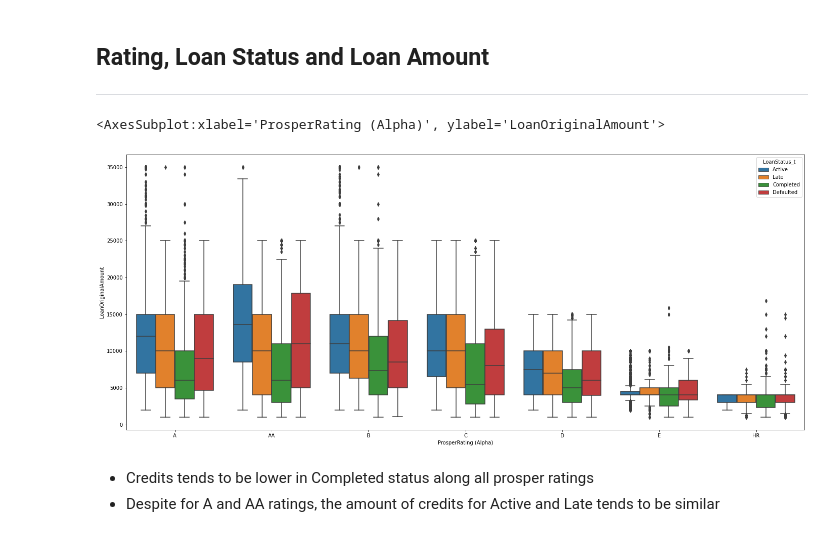
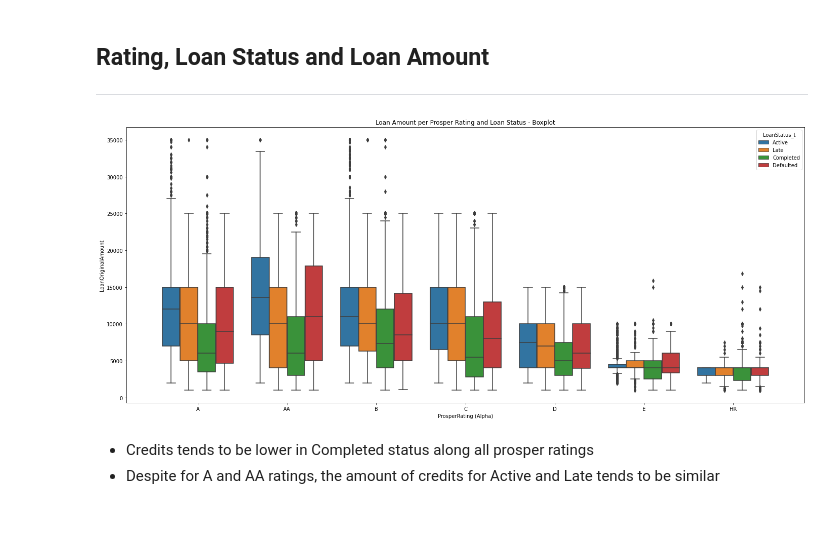
Before and after one commit to FilipeSquire/Udacity-DA, a Jupyter notebook: Data Visualization Project/exploration.ipynb, the cells around one changed output. Cells and saved outputs as stored; diff of their text form; code cells hidden in the pictures.

Commit message:
updating graphs

```diff
--- a/Data Visualization Project/exploration.ipynb
+++ b/Data Visualization Project/exploration.ipynb
@@ -369,9 +388,13 @@ plt.plot()
 # %%
 plt.figure(figsize = (24, 10))
 sns.boxplot(data=df_c, x='ProsperRating (Alpha)', y='LoanOriginalAmount', hue='LoanStatus_t', order=df_c['ProsperRating (Alpha)'].value_counts().reset_index().sort_values('index')['index'])
+plt.title('Loan Amount per Prosper Rating and Loan Status - Boxplot')
+plt.plot()
+
+fig = plt.gcf()
+fig.savefig('Images/loan_amount_x_rating_x_status_box.png',bbox_inches='tight')
 # %% [output]
-<AxesSubplot:xlabel='ProsperRating (Alpha)', ylabel='LoanOriginalAmount'>
-[figure, old version]
+[figure, new version]
 # %% [markdown]
 * Credits tends to be lower in Completed status along all prosper ratings
 * Despite for A and AA ratings, the amount of credits for Active and Late tends to be similar
```
Also changed, not shown: parts of 12 cells of this notebook, 3 other files.
